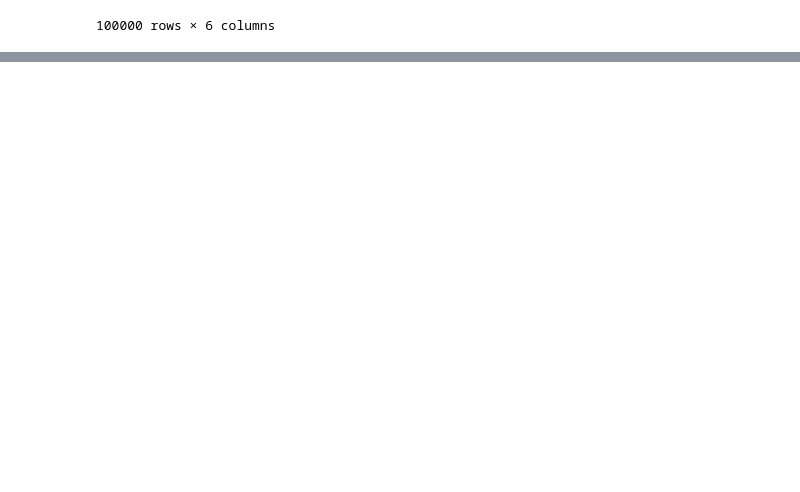
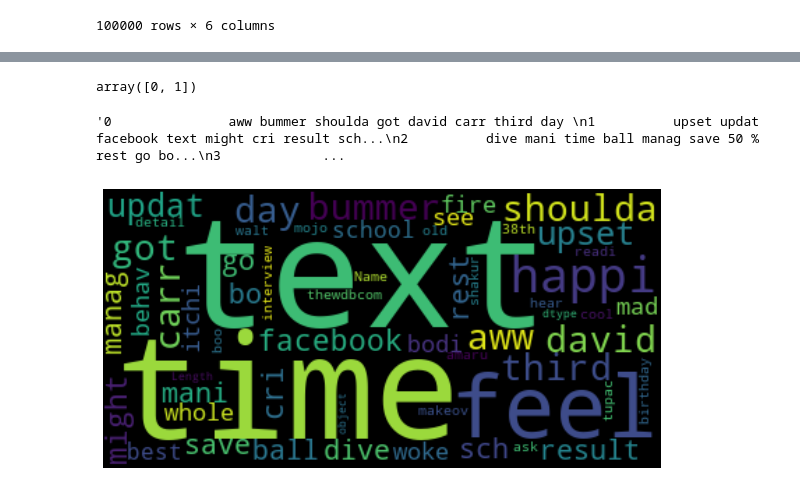
Before and after one commit to caroacostatovany/sentiment_analysis_tweets, a Jupyter notebook: notebooks/EDA.ipynb, the cells around one changed output, grey strips where cells are left out. Saved outputs shown, nothing was run; the diff lists cells and outputs as text; code cells hidden in the pictures; blank space fills up the shorter version.

Commit message:
wordclouds

```diff
--- a/notebooks/EDA.ipynb
+++ b/notebooks/EDA.ipynb
@@ -160,0 +165,3 @@ df_2
+# %%
+df = pd.read_csv('/Volumes/MemoriaEle/HeavyData/1600000_datos_limpios_sin_user_ni_url.csv',
+                 encoding='latin-1')
@@ -160,0 +188,19 @@ df_2
+# %%
+df['target'].unique()
+# %% [output]
+array([0, 1])
+# %%
+str(df['text'])
+# %% [output]
+'0               aww bummer shoulda got david carr third day \n1          upset updat facebook text might cri result sch...\n2          dive mani time ball manag save 50 % rest go bo...\n3             ...
+# %%
+words=str(df['text'])
+# %%
+wordclouds = WordCloud().generate(words)
+# %%
+plt.figure(figsize=(10, 10))
+plt.imshow(wordclouds, interpolation="bilinear")
+plt.axis("off")
+plt.show()
+# %% [output]
+[figure, added]
```
Also changed, not shown: parts of 6 cells of this notebook.
